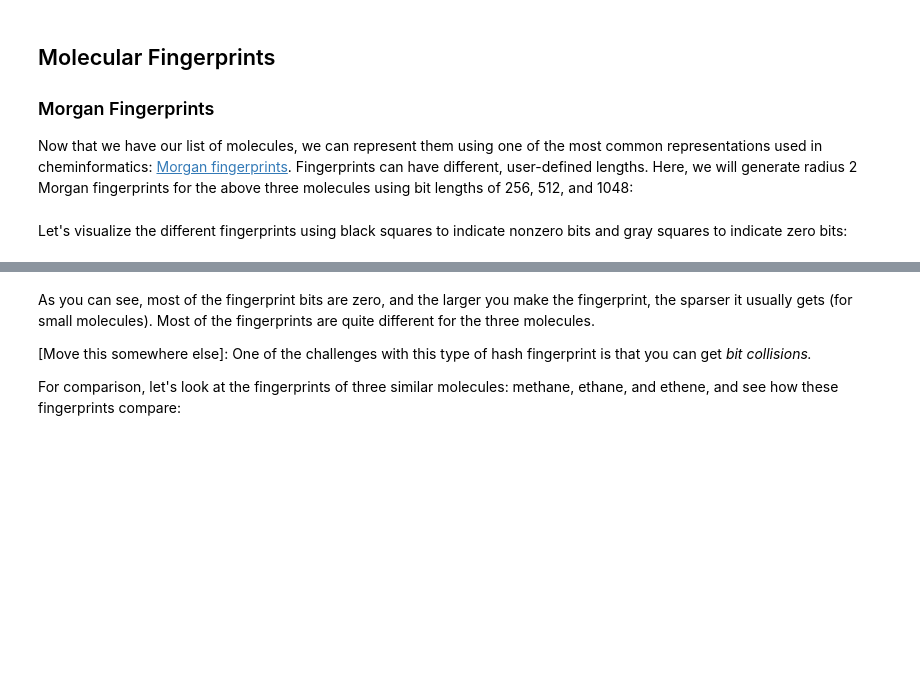
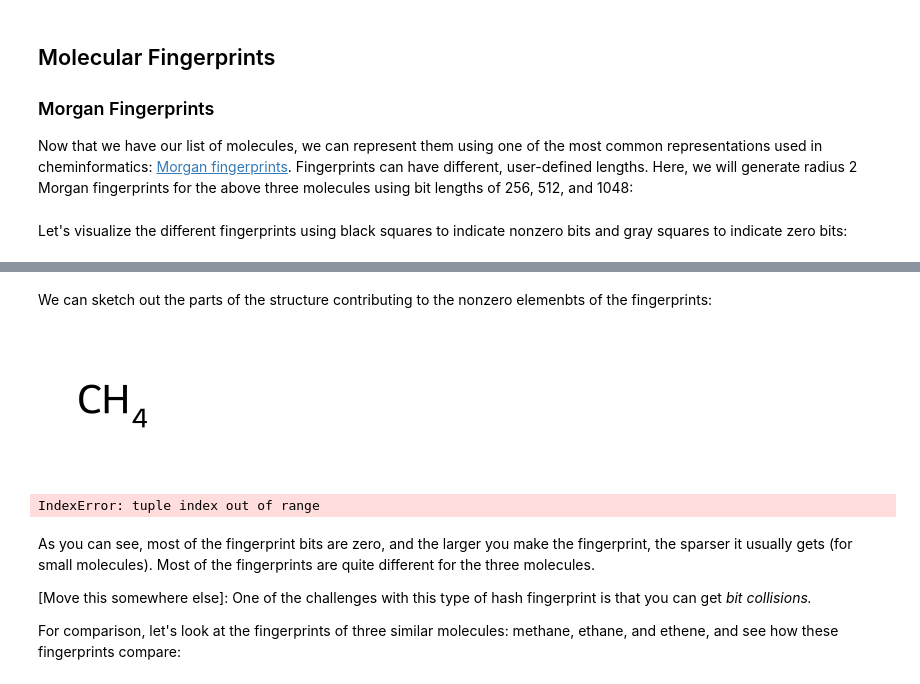
Before and after one commit to rhyan10/unsupervised-learning-molecular-systems, a Jupyter notebook: 1-Representations-and-Descriptors/1-Tutorial.ipynb, the cells around one changed output, grey strips where cells are left out. Cells and saved outputs as stored; diff of their text form; code cells hidden in the pictures; blank space fills up the shorter version.

```diff
--- a/1-Representations-and-Descriptors/1-Tutorial.ipynb
+++ b/1-Representations-and-Descriptors/1-Tutorial.ipynb
@@ -164,3 +180,32 @@ plt.show()
+# %% [markdown]
+We can sketch out the parts of the structure contributing to the nonzero elemenbts of the fingerprints:
+# %%
+methane_fp = np.array(methane_256fp)
+bits_to_draw = []
+for i in np.where(methane_fp == 1.0)[0]:
+    for j in range(len(methane_bitInfo_256fp)):
+        bits_to_draw.append((mols[0], i, methane_bitInfo_256fp, j))
+methane_draw_fp = Draw.DrawMorganBits(bits_to_draw)
+display(methane_draw_fp)
+
+aminoacetaldehyde_fp = np.array(aminoacetaldehyde_256fp)
+bits_to_draw = []
+for i in np.where(aminoacetaldehyde_fp == 1.0)[0]:
+    for j in range(len(aminoacetaldehyde_bitInfo_256fp)):
+        bits_to_draw.append((mols[0], i, aminoacetaldehyde_bitInfo_256fp, j))
+aminoacetaldehyde_draw_fp = Draw.DrawMorganBits(bits_to_draw)
+display(aminoacetaldehyde_draw_fp)
+
+methycyclopropanol_fp = np.array(methycyclopropanol_256fp)
+bits_to_draw = []
+for i in np.where(methycyclopropanol_fp == 1.0)[0]:
+    for j in range(len(methycyclopropanol_bitInfo_256fp)):
+        bits_to_draw.append((mols[0], i, methycyclopropanol_bitInfo_256fp, j))
+methycyclopropanol_draw_fp = Draw.DrawMorganBits(bits_to_draw)
+display(methycyclopropanol_draw_fp)
+# %% [output]
+[figure, added]
+IndexError: tuple index out of range
 # %% [markdown]
 As you can see, most of the fingerprint bits are zero, and the larger you make the fingerprint, the sparser it usually gets (for small molecules). Most of the fingerprints are quite different for the three molecules.
 
```
Also changed, not shown: parts of 11 cells of this notebook, 1 other file.
